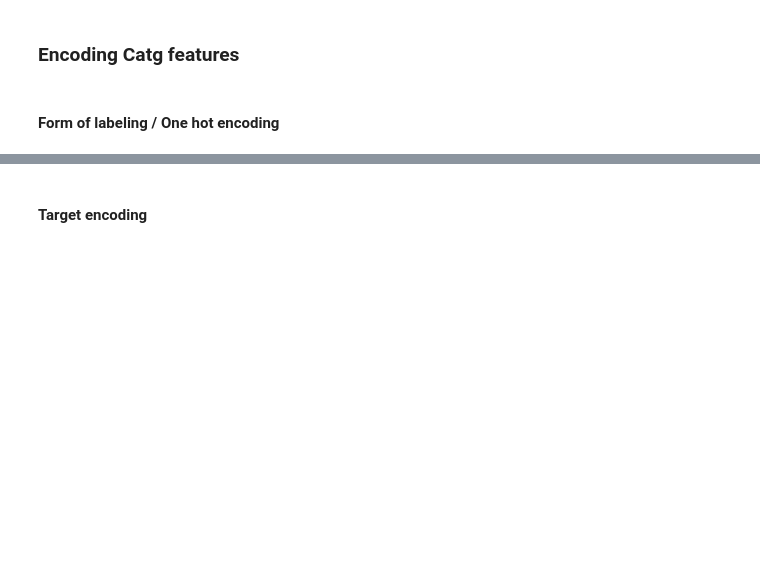
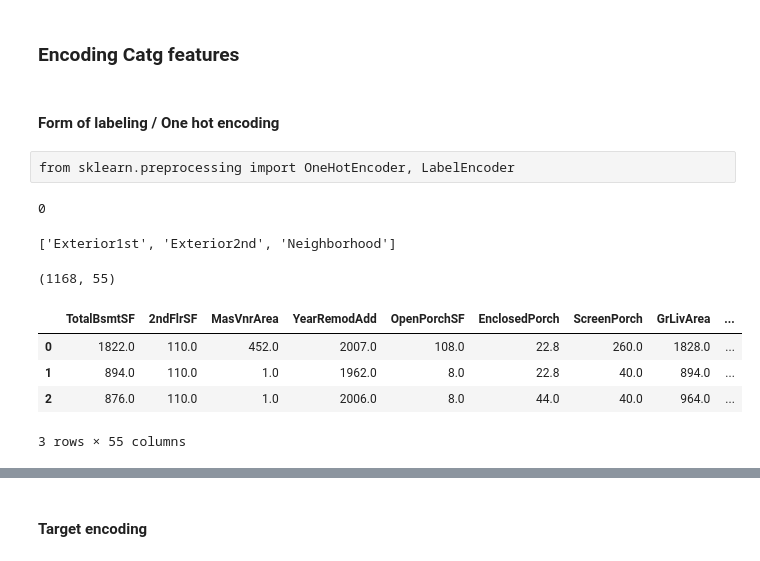
Before and after one commit to datasciencewithpinaki/ML_Templates, a Jupyter notebook: exploration.ipynb, the cells around one changed output, grey strips where cells are left out. Saved outputs shown, nothing was run; the diff lists cells and outputs as text; code cells hidden in the pictures; blank space fills up the shorter version.

```diff
--- a/exploration.ipynb
+++ b/exploration.ipynb
@@ -398,3 +399,0 @@ Hello! Things are fine
-# %%
-## Fit outliers on training data & transform the same
-PP_obj.fitTransformOutl()
@@ -436,3 +413,23 @@ X_test_imp.shape
 ### Encoding Catg features
 # %% [markdown]
 #### Form of labeling / One hot encoding
+# %% [raw]
+from sklearn.preprocessing import OneHotEncoder, LabelEncoder
+# %%
+PP_obj.X_train_na_imp.isna().sum().sum()
+# %% [output]
+0
+# %%
+PP_obj.cols_for_target_encd
+# %% [output]
+['Exterior1st', 'Exterior2nd', 'Neighborhood']
+# %%
+PP_obj.X_train_na_imp.shape
+PP_obj.X_train_na_imp.head(3)
+# %% [output]
+(1168, 55)
+|  | TotalBsmtSF | 2ndFlrSF | MasVnrArea | YearRemodAdd | OpenPorchSF | EnclosedPorch | ScreenPorch | GrLivArea | ... |
+| 0 | 1822.0 | 110.0 | 452.0 | 2007.0 | 108.0 | 22.8 | 260.0 | 1828.0 | ... |
+| 1 | 894.0 | 110.0 | 1.0 | 1962.0 | 8.0 | 22.8 | 40.0 | 894.0 | ... |
+| 2 | 876.0 | 110.0 | 1.0 | 2006.0 | 8.0 | 44.0 | 40.0 | 964.0 | ... |
+3 rows × 55 columns
```
Also changed, not shown: parts of 43 cells of this notebook, 1 other file.
